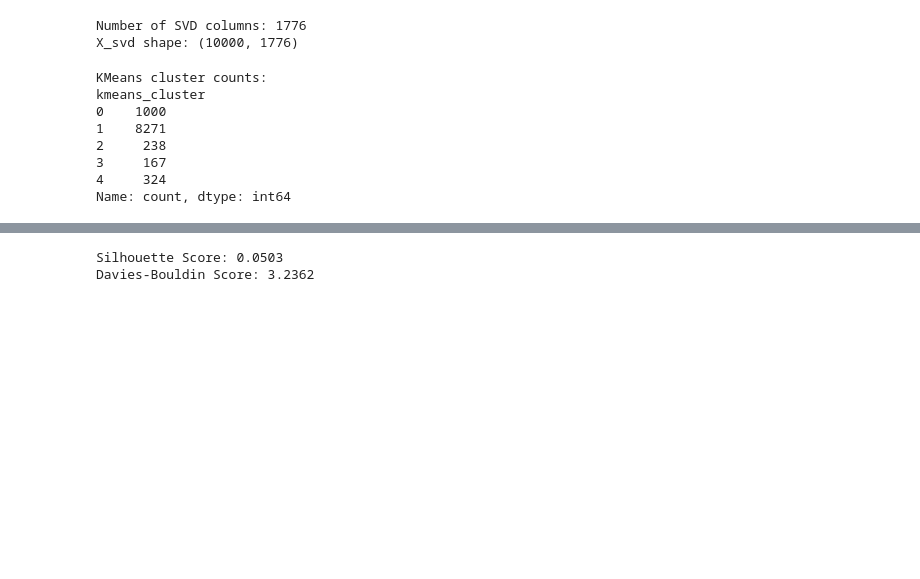
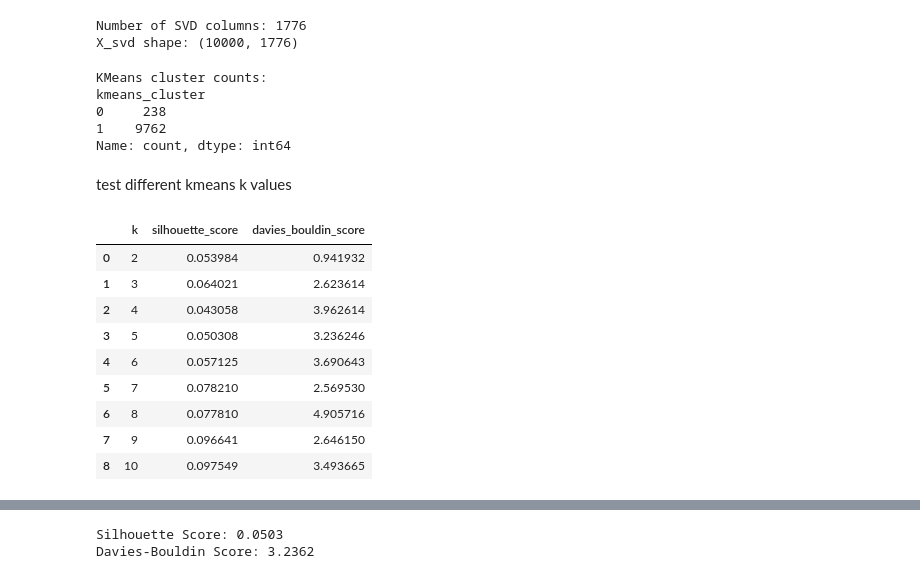
Before and after one commit to qigol/ml1-project-lt4, a Jupyter notebook: working-notebooks/brit/clustering.ipynb, the cells around one changed output, grey strips where cells are left out. Drawn from its saved outputs; the diff is of its cells as text; code cells hidden in the pictures; blank space fills up the shorter version.

```diff
--- a/working-notebooks/brit/clustering.ipynb
+++ b/working-notebooks/brit/clustering.ipynb
@@ -48,7 +48,7 @@ X_svd shape: (10000, 1776)
 # This cell runs KMeans clustering on the SVD vectors.
 # KMeans creates broad groups of games based on description similarity.
 
-k = 5
+k = 2
 
 kmeans = KMeans(
     n_clusters=k,
@@ -63,9 +63,46 @@ print(svd_df["kmeans_cluster"].value_counts().sort_index())
 # %% [output]
 KMeans cluster counts:
 kmeans_cluster
-0    1000
-1    8271
-2     238
-3     167
-4     324
+0     238
+1    9762
 Name: count, dtype: int64
+# %% [markdown]
+test different kmeans k values
+# %%
+# Cell 6: Test different KMeans k values
+# This cell checks whether another number of clusters works better than k=5.
+
+k_results = []
+
+for k in range(2, 11):
+    kmeans_temp = KMeans(
+        n_clusters=k,
+        random_state=42,
+        n_init=10
+    )
+
+    labels_temp = kmeans_temp.fit_predict(X_svd)
+
+    sil_temp = silhouette_score(X_svd, labels_temp)
+    db_temp = davies_bouldin_score(X_svd, labels_temp)
+
+    k_results.append({
+        "k": k,
+        "silhouette_score": sil_temp,
+        "davies_bouldin_score": db_temp
+    })
+
+k_results_df = pd.DataFrame(k_results)
+
+k_results_df
+# %% [output]
+|  | k | silhouette_score | davies_bouldin_score |
+| 0 | 2 | 0.053984 | 0.941932 |
+| 1 | 3 | 0.064021 | 2.623614 |
+| 2 | 4 | 0.043058 | 3.962614 |
+| 3 | 5 | 0.050308 | 3.236246 |
+| 4 | 6 | 0.057125 | 3.690643 |
+| 5 | 7 | 0.078210 | 2.569530 |
+| 6 | 8 | 0.077810 | 4.905716 |
+| 7 | 9 | 0.096641 | 2.646150 |
+| 8 | 10 | 0.097549 | 3.493665 |
```
Also changed, not shown: parts of 1 cell of this notebook.
